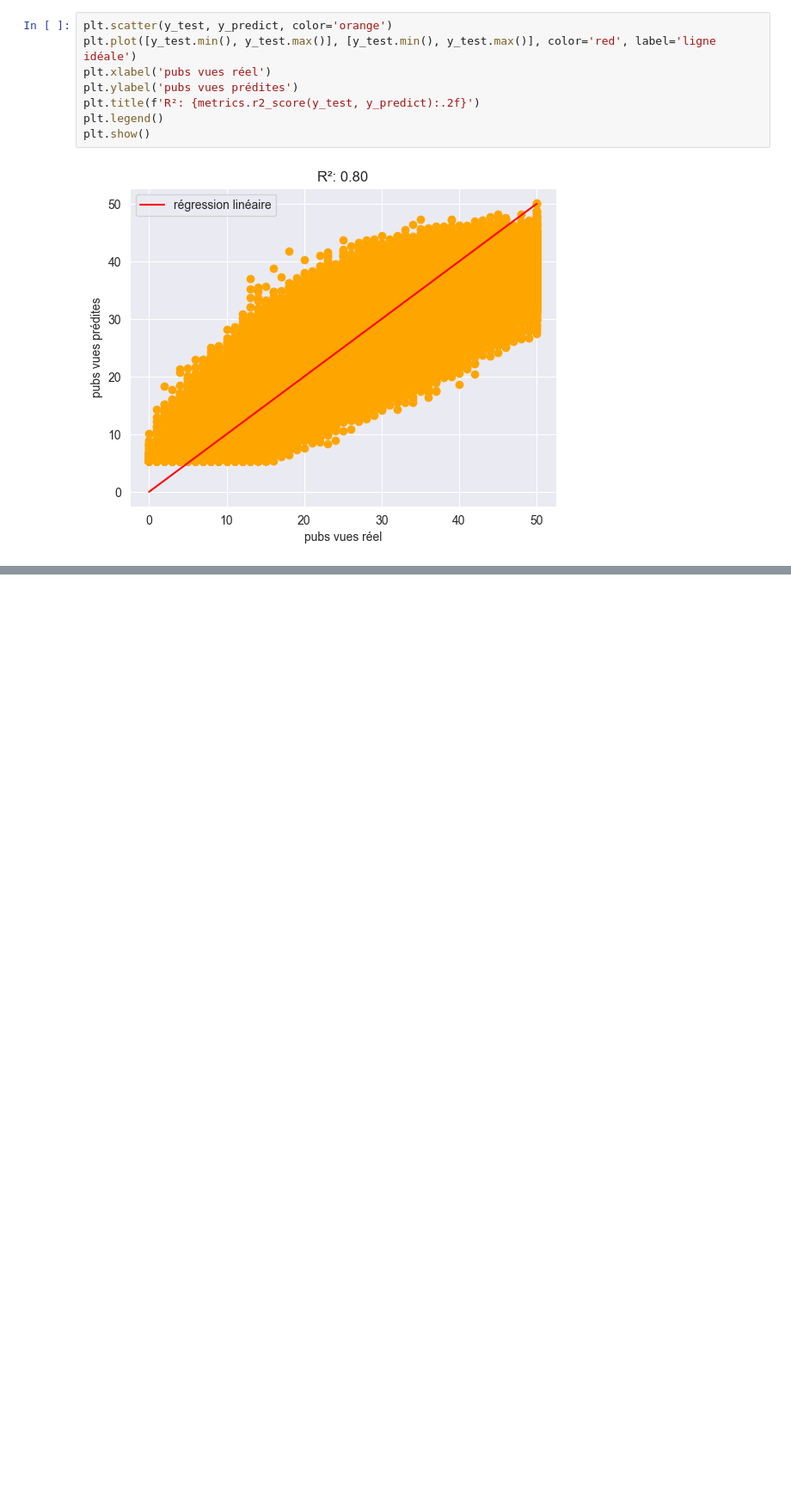
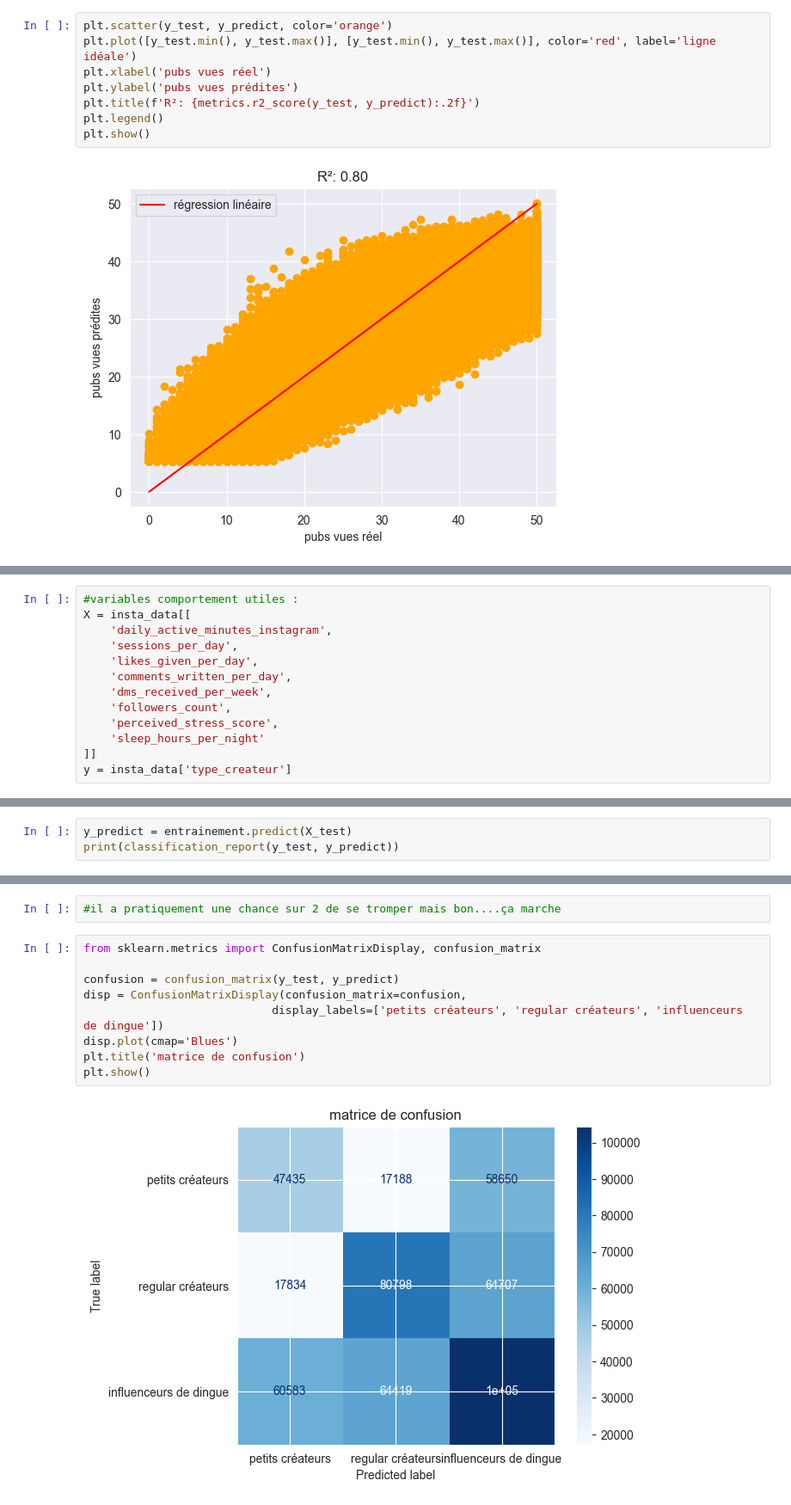
Before and after one commit to massaines-cpu/ANALYSE-DE-DONNEES-INSTAGRAM, a Jupyter notebook: Untitled.ipynb, the cells around one changed output, grey strips where cells are left out. Shown at 86% size. Saved outputs shown, nothing was run; the diff lists cells and outputs as text; blank space fills up the shorter version.

```diff
--- a/Untitled.ipynb
+++ b/Untitled.ipynb
@@ -313,0 +366,13 @@ plt.show()
+# %%
+#variables comportement utiles :
+X = insta_data[[
+    'daily_active_minutes_instagram',
+    'sessions_per_day',
+    'likes_given_per_day',
+    'comments_written_per_day',
+    'dms_received_per_week',
+    'followers_count',
+    'perceived_stress_score',
+    'sleep_hours_per_night'
+]]
+y = insta_data['type_createur']
@@ -313,0 +386,3 @@ plt.show()
+# %%
+y_predict = entrainement.predict(X_test)
+print(classification_report(y_test, y_predict))
@@ -313,0 +399,13 @@ plt.show()
+# %%
+#il a pratiquement une chance sur 2 de se tromper mais bon....ça marche
+# %%
+from sklearn.metrics import ConfusionMatrixDisplay, confusion_matrix
+
+confusion = confusion_matrix(y_test, y_predict)
+disp = ConfusionMatrixDisplay(confusion_matrix=confusion,
+                            display_labels=['petits créateurs', 'regular créateurs', 'influenceurs de dingue'])
+disp.plot(cmap='Blues')
+plt.title('matrice de confusion')
+plt.show()
+# %% [output]
+[figure, added]
```
Also changed, not shown: parts of 13 cells of this notebook.
